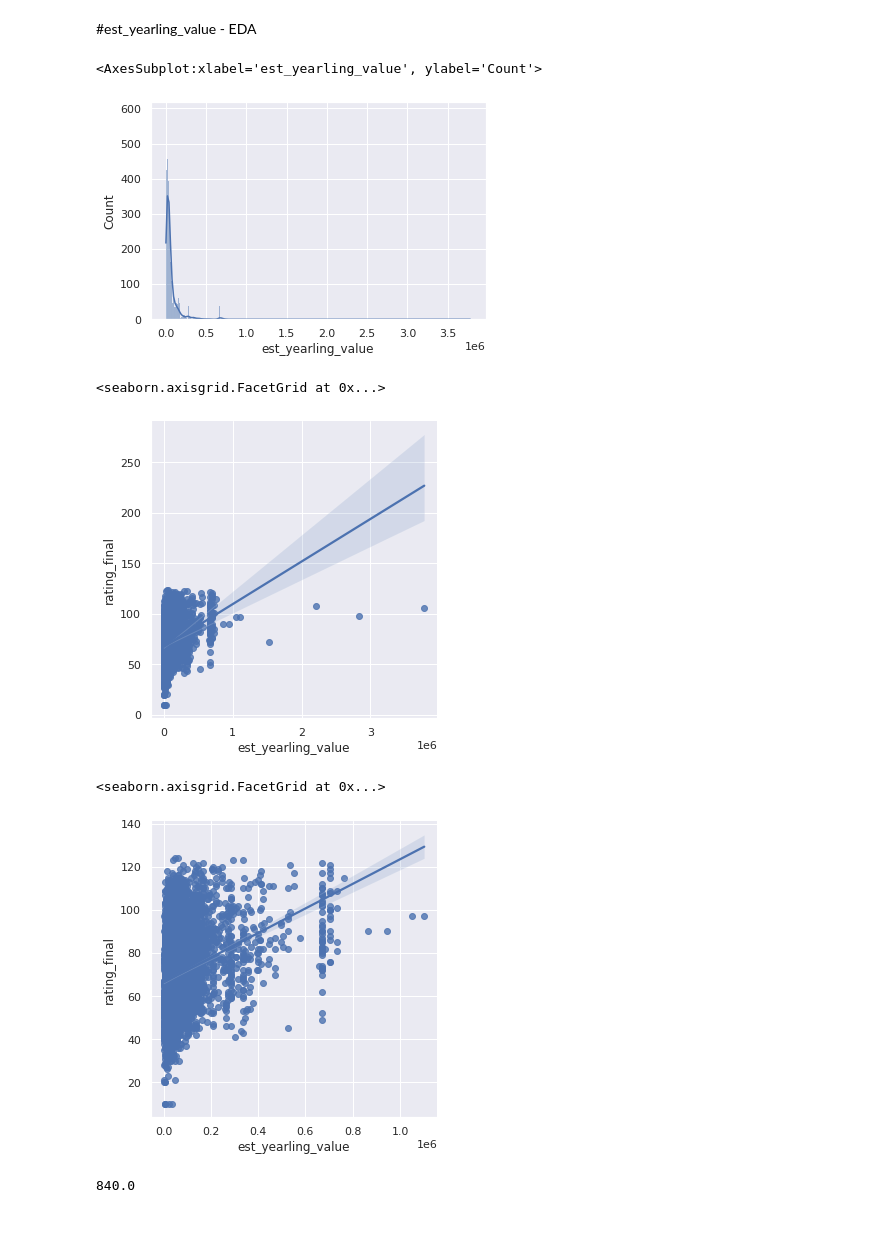
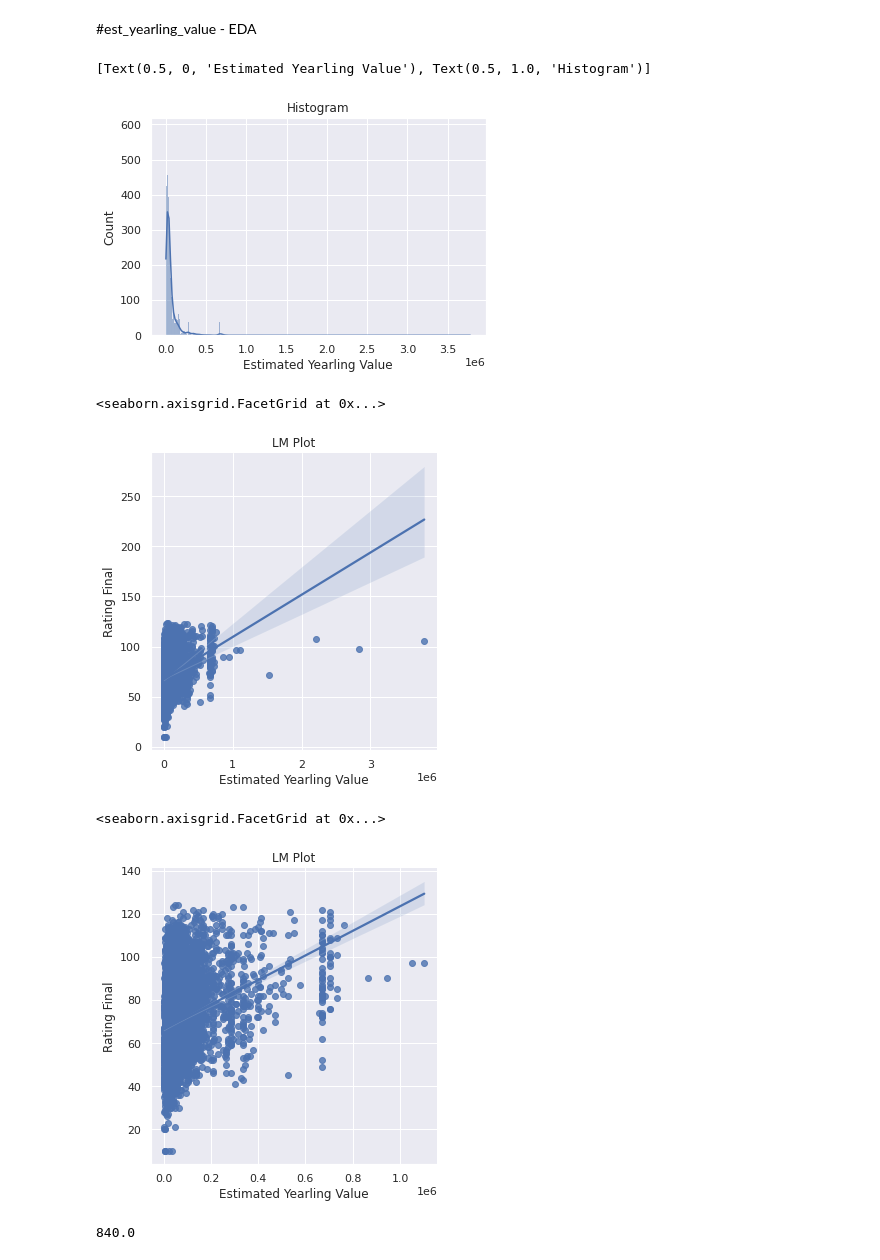
Before and after one commit to samkirwanppb/UCDPA_SamKirwan, a Jupyter notebook: project.ipynb, the cells around one changed output. Saved outputs shown, nothing was run; the diff lists cells and outputs as text; code cells hidden in the pictures; blank space fills up the shorter version.

```diff
--- a/project.ipynb
+++ b/project.ipynb
@@ -490,23 +496,23 @@ data_df.head()
 # %% [markdown]
 #est_yearling_value - EDA
 # %%
-sns.histplot(data = data_df, x = 'est_yearling_value', kde = True) #data is clearly skewed right like most cost distributions
+sns.histplot(data = data_df, x = 'est_yearling_value', kde = True).set(xlabel = 'Estimated Yearling Value', title = 'Histogram') #data is clearly skewed right like most cost distributions
 # %% [output]
-<AxesSubplot:xlabel='est_yearling_value', ylabel='Count'>
+[Text(0.5, 0, 'Estimated Yearling Value'), Text(0.5, 1.0, 'Histogram')]
-[figure, old version]
+[figure, new version]
 # %%
-sns.lmplot(data = data_df, x = 'est_yearling_value', y = 'rating_final')
+sns.lmplot(data = data_df, x = 'est_yearling_value', y = 'rating_final').set(xlabel = 'Estimated Yearling Value', ylabel = 'Rating Final', title = 'LM Plot')
 # %% [output]
 <seaborn.axisgrid.FacetGrid at 0x...>
-[figure, old version]
+[figure, new version]
 # %%
 #we can see in the above graph that final_sale_price_est has 4 outliers that cose more then 1,200,000. If we were to included these in the model the predicted final rating would be way over the max rating that exits in this data set of 124.
 #should probably do a bit on testing the outliers effecting the model.
 data_df = data_df.loc[data_df['est_yearling_value'] < 1200000]
-sns.lmplot(data = data_df, x = 'est_yearling_value', y = 'rating_final')
+sns.lmplot(data = data_df, x = 'est_yearling_value', y = 'rating_final').set(xlabel = 'Estimated Yearling Value', ylabel = 'Rating Final', title = 'LM Plot')
 # %% [output]
 <seaborn.axisgrid.FacetGrid at 0x...>
-[figure, old version]
+[figure, new version]
 # %%
 ## we can see in the above plot there is a clear correlation between rating_final and est_yealing value but the skewed est_yearlin_value column goes against the assumptions of linear regression
 #will aim to transform this variable.
```
Also changed, not shown: parts of 39 cells of this notebook.
